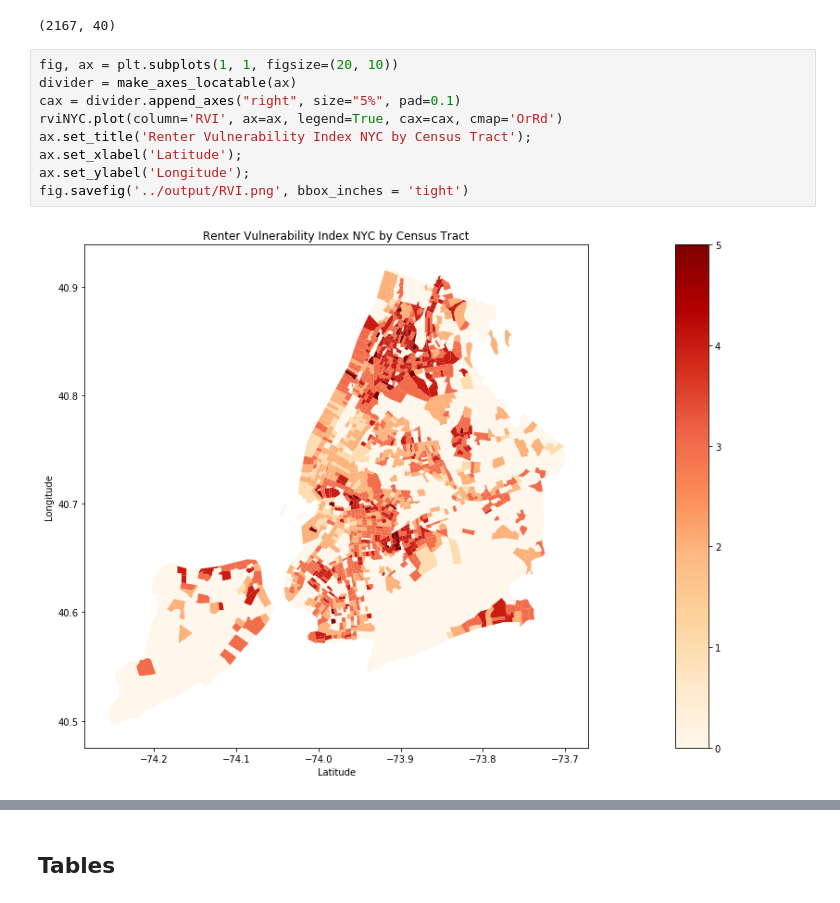
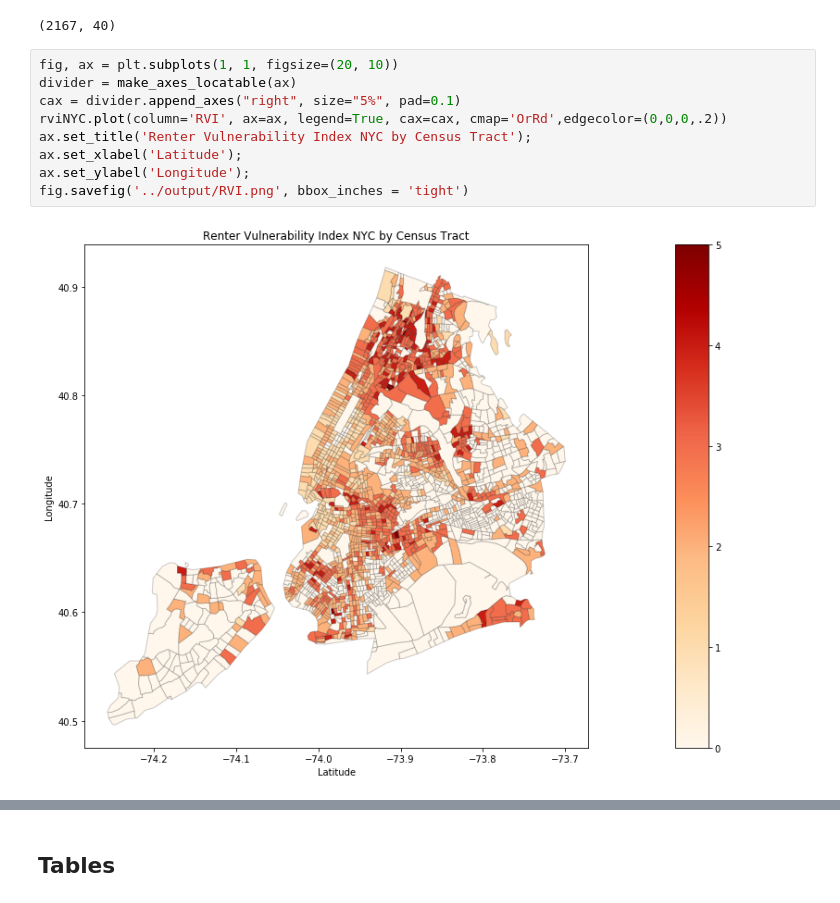
Before and after one commit to community-insight-impact/cvi_ucla_partnership, a Jupyter notebook: notebooks/Census_plots_NY.ipynb, the cells around one changed output, grey strips where cells are left out. Saved outputs shown, nothing was run; the diff lists cells and outputs as text.

```diff
--- a/notebooks/Census_plots_NY.ipynb
+++ b/notebooks/Census_plots_NY.ipynb
@@ -103,14 +103,14 @@ rviNYC.shape
 # %%
 fig, ax = plt.subplots(1, 1, figsize=(20, 10))
 divider = make_axes_locatable(ax)
 cax = divider.append_axes("right", size="5%", pad=0.1)
-rviNYC.plot(column='RVI', ax=ax, legend=True, cax=cax, cmap='OrRd')
+rviNYC.plot(column='RVI', ax=ax, legend=True, cax=cax, cmap='OrRd',edgecolor=(0,0,0,.2))
 ax.set_title('Renter Vulnerability Index NYC by Census Tract');
 ax.set_xlabel('Latitude');
 ax.set_ylabel('Longitude');
 fig.savefig('../output/RVI.png', bbox_inches = 'tight')
 # %% [output]
-[figure, old version]
+[figure, new version]
 # %%
 rvi_rename = {0:'Not Included', 1:'Lowest Vulnerability',
               2:'Low', 3:'Moderate', 4:'High',  5: 'Higest Vulnerability'}
```
Also changed, not shown: parts of 6 cells of this notebook, 3 other files.
